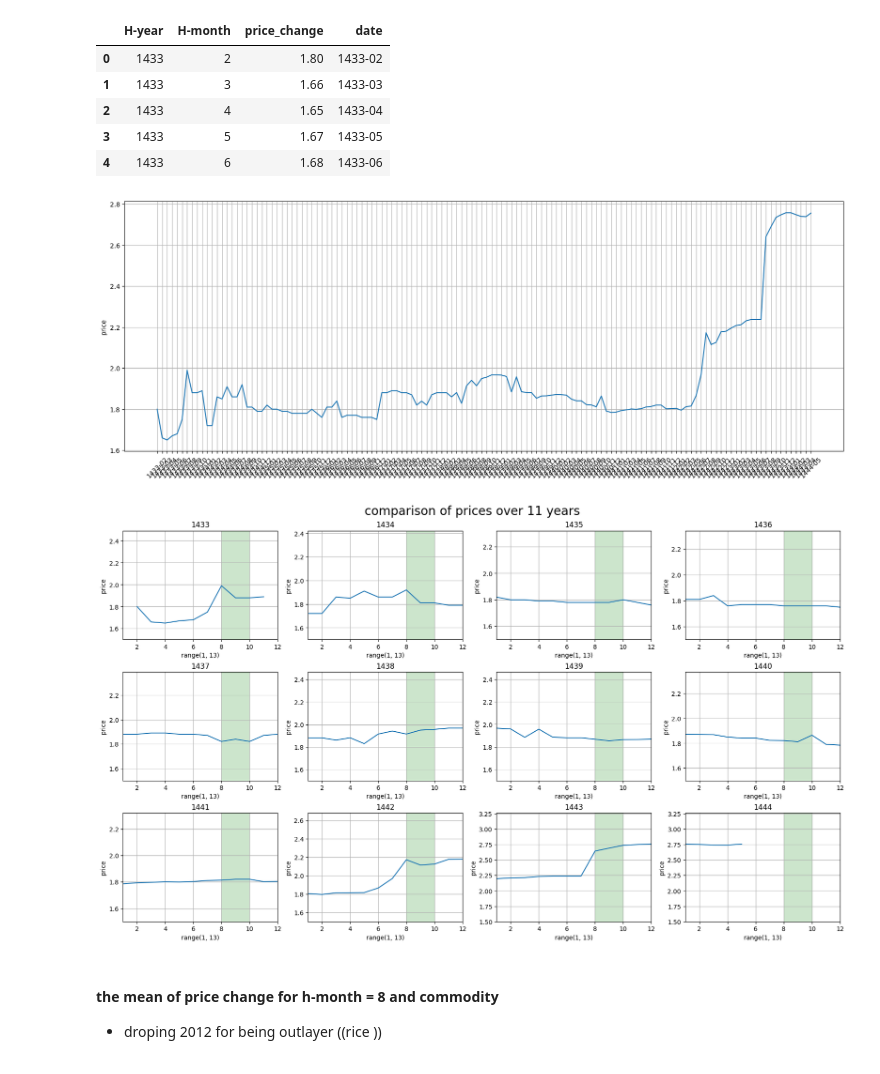
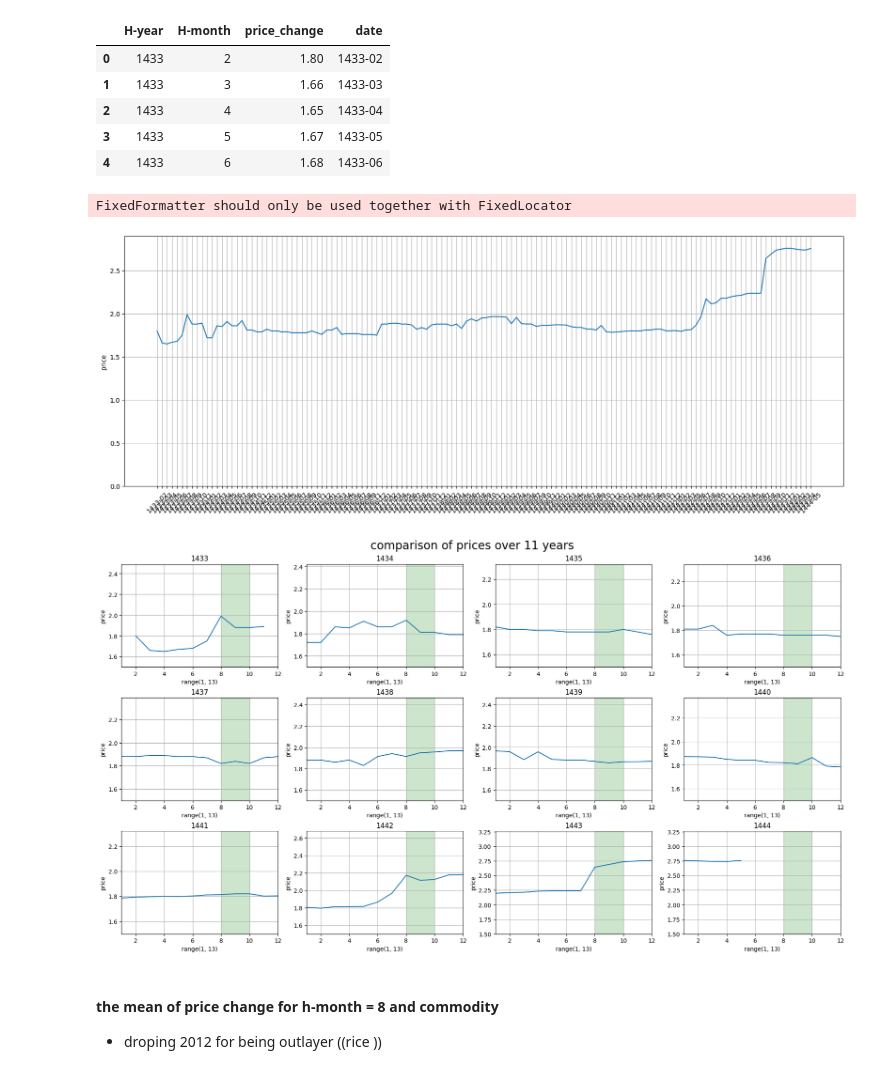
Before and after one commit to shaker113/group5_Price_Forecast, a Jupyter notebook: group_5_project.ipynb, the cells around one changed output. Saved outputs shown, nothing was run; the diff lists cells and outputs as text; code cells hidden in the pictures.

```diff
--- a/group_5_project.ipynb
+++ b/group_5_project.ipynb
@@ -65,7 +118,7 @@ for category in all_categories:
 # df['month']=df['date'].apply(lambda x: int(x.split(sep='/')[0]))
 df.drop_duplicates(inplace=True) # droping the duplicates if there is any
 
-df['date'] = pd.to_datetime(df['date']) # to make new columns year , month
+df['date'] = pd.to_datetime(df['date']).dt.to_period('M') # to make new columns year , month
 df['month'] = df['date'].dt.month
 df['year'] = df['date'].dt.year
 
@@ -75,4 +128,4 @@ df['H-month']=df['H-date'].apply(lambda x :int(x.split(sep='/')[1]))  # to make
 df['H-year']=df['H-date'].apply(lambda x :int(x.split(sep='/')[2]))  # to make new columns hijri month
 df['is_ramdan']=df['H-date'].apply(lambda x :int(x.split(sep='/')[1]) in [8,9,10]) # to make new columns with true false values (true when hijri months is equal to 8,9,10)
 
-df.drop(['date','H-date'],axis=1,inplace=True) # droping the un needed columns
+df.drop(['H-date'],axis=1,inplace=True) # droping the un needed columns
@@ -167,0 +215,6 @@ g = sns.heatmap(df2[top_corr].corr(), annot=True, cmap='YlGnBu')
+# %%
+all_categories=catergies
+avg_prices={}
+
+for category in all_categories:
+    avg_prices.update({category:df[df['category']==category].groupby('year')['price'].mean().pct_change().reset_index(name=f'price')})
@@ -167,0 +244,26 @@ g = sns.heatmap(df2[top_corr].corr(), annot=True, cmap='YlGnBu')
+# %%
+fig, ax = plt.subplots()
+fig.set_figwidth(18)
+fig.set_figheight(10)
+i=0
+for category_name in avg_prices:
+    x = avg_prices[category_name]['year']
+    y = avg_prices[category_name]['price']*100
+
+    # ax.title(f'price of {category_name}')
+    ax.set_yticklabels(["-30 %","-20 %","-10 %","0","10 %","20 %","30 %"])
+    ax.set_xticks(df['year'].unique())
+    ax.set_ylabel('price')
+    ax.plot(x,y,label=category_name,color=colors[i])
+    ax.axhline(y=0, lw=1, color='k',alpha=.5)
+    ax.tick_params(axis='y')
+    ax.set_ylim([-30,30])
+    # ax.annotate(xy=(x.values[-1]+0.3,y.values[-1]), xytext=(0,0), textcoords='offset points', text=category_name,arrowprops=dict(arrowstyle="-", color='r', lw=0.5))
+    i+=1
+
+# ax.set_xticks(df['year'].unique())
+# ax.set_xticklabels(df['year'].unique())
+ax.legend(loc='upper center', bbox_to_anchor=(0.5, 1.05),ncol=4, fancybox=True, shadow=True)
+# ax.legend(loc='upper center', bbox_to_anchor=(0.5, -0.05), ncol=4,fancybox=True, shadow=True)
+plt.grid()
+plt.show()
@@ -523,29 +646,31 @@ ax.set_xticklabels(x,rotation = 45)
 ax.set_ylabel('price')
 ax.plot(x,y)
 ax.tick_params(axis='y')
+ax.set_ylim([0,max(y)+max(y)*0.05])
 
 plt.grid()
 plt.show()
 # %% [output]
+FixedFormatter should only be used together with FixedLocator
-[figure, old version]
+[figure, new version]
 # %%
-fig, axs = plt.subplots(len(df2['H-year'].unique())//4, 4, figsize=(17, 10), constrained_layout=True)
+fig, axs = plt.subplots(len(df2['H-year'].unique())//4, 4, figsize=(18, 10), constrained_layout=True)
 fig.suptitle('comparison of prices over 11 years',fontsize=20)
 for ax,i in  zip(axs.flat,df2['H-year'].unique()):
     data=df2[df2['H-year']==i]
     x=data['H-month']
     y=data['price_change']
     ax.plot(x,y)
     ax.grid()
     ax.set_xlabel('month')
     ax.set_ylabel('price')
     ax.axvspan(8, 10, alpha=0.2, color='green')
     ax.set_xlim([1,12])
     ax.set_ylim([1.5,max(y)+.5])
     ax.set_xlabel(range(1,13,1))
     ax.set_title(i)
 # %% [output]
-[figure, old version]
+[figure, new version]
 # %% [markdown]
 #### the mean of price change for h-month = 8 and commodity
 * droping 2012 for being outlayer ((rice ))
```
Also changed, not shown: parts of 34 cells of this notebook, 2 other files.
